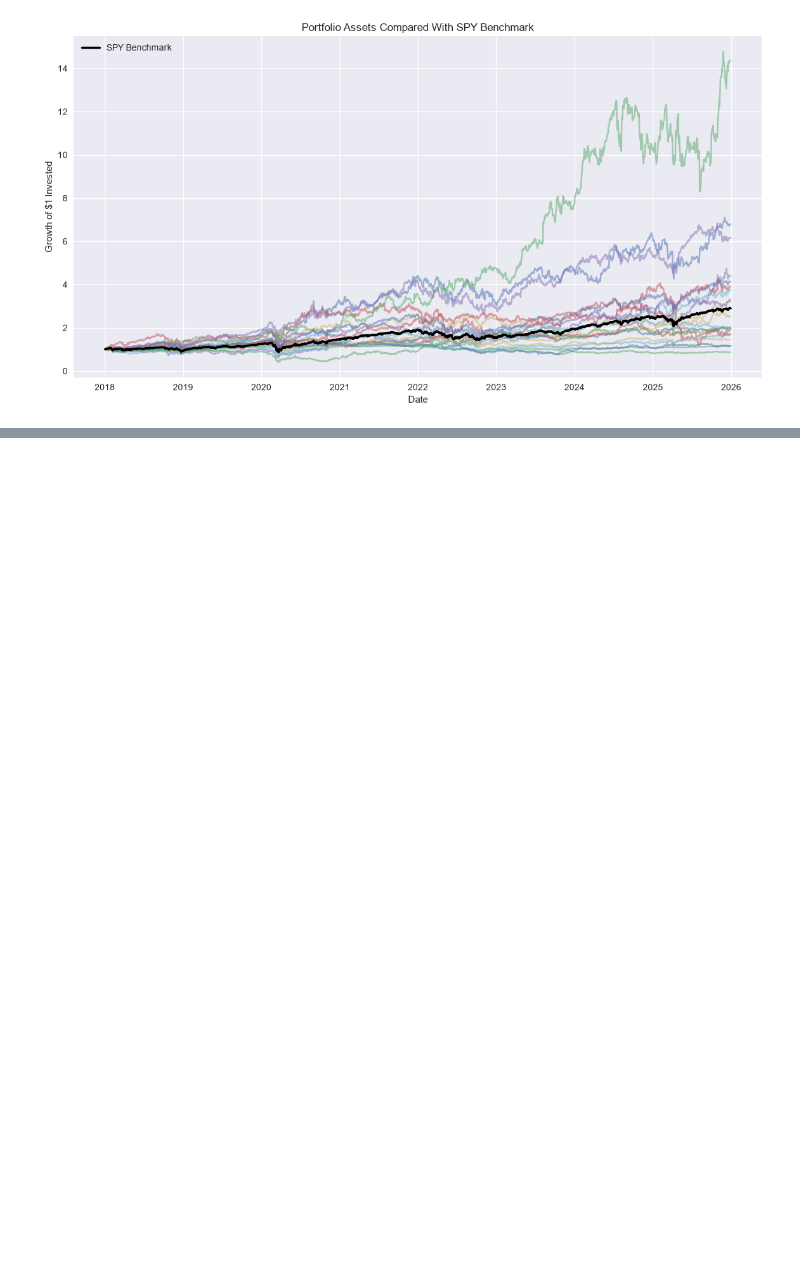
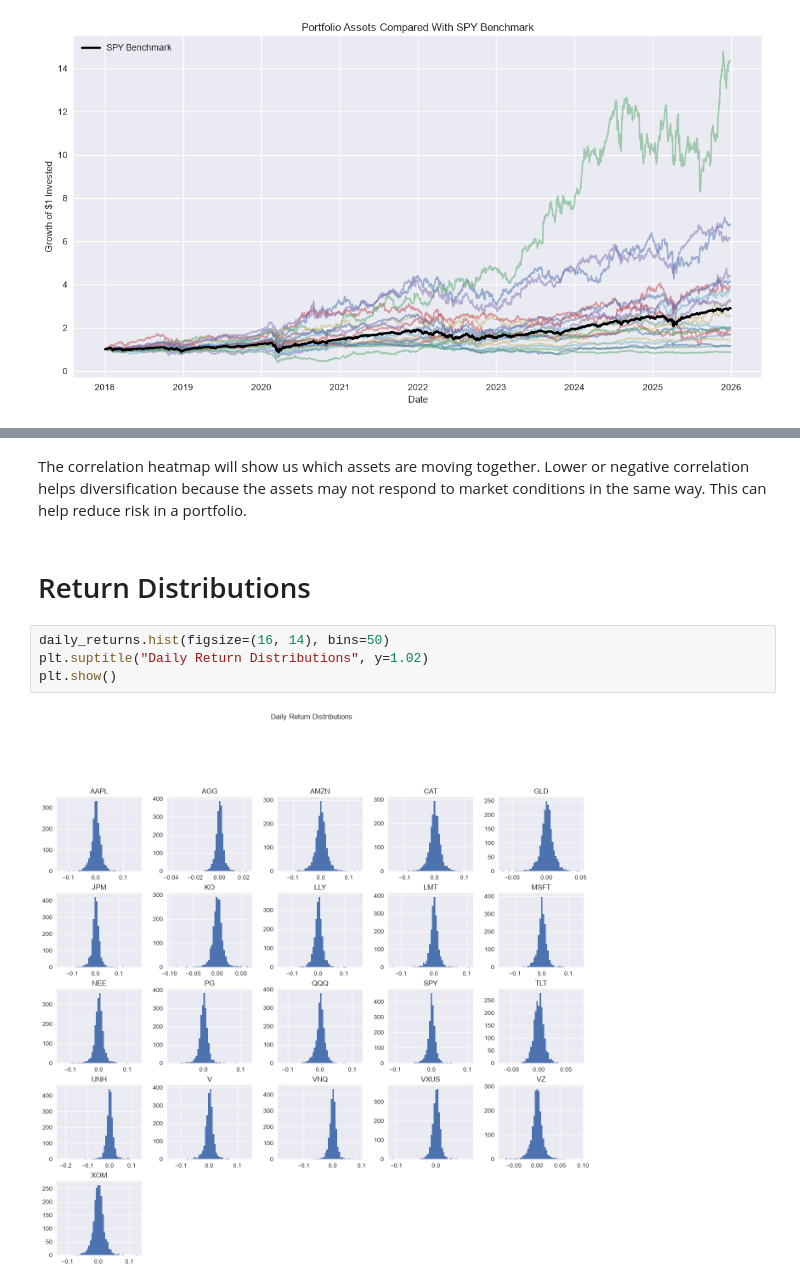
Before and after one commit to SamiiShabuse/INFO442-Group-Project, a Jupyter notebook: notebooks/03_exploratory-data-analysis.ipynb, the cells around one changed output, grey strips where cells are left out. Drawn from its saved outputs; the diff is of its cells as text; blank space fills up the shorter version.

```diff
--- a/notebooks/03_exploratory-data-analysis.ipynb
+++ b/notebooks/03_exploratory-data-analysis.ipynb
@@ -188,0 +268,10 @@ plt.show()
+# %% [markdown]
+The correlation heatmap will show us which assets are moving together. Lower or negative correlation helps diversification because the assets may not respond to market conditions in the same way. This can help reduce risk in a portfolio.
+# %% [markdown]
+# Return Distributions
+# %%
+daily_returns.hist(figsize=(16, 14), bins=50)
+plt.suptitle("Daily Return Distributions", y=1.02)
+plt.show()
+# %% [output]
+[figure, added]
```
Also changed, not shown: parts of 26 cells of this notebook.
